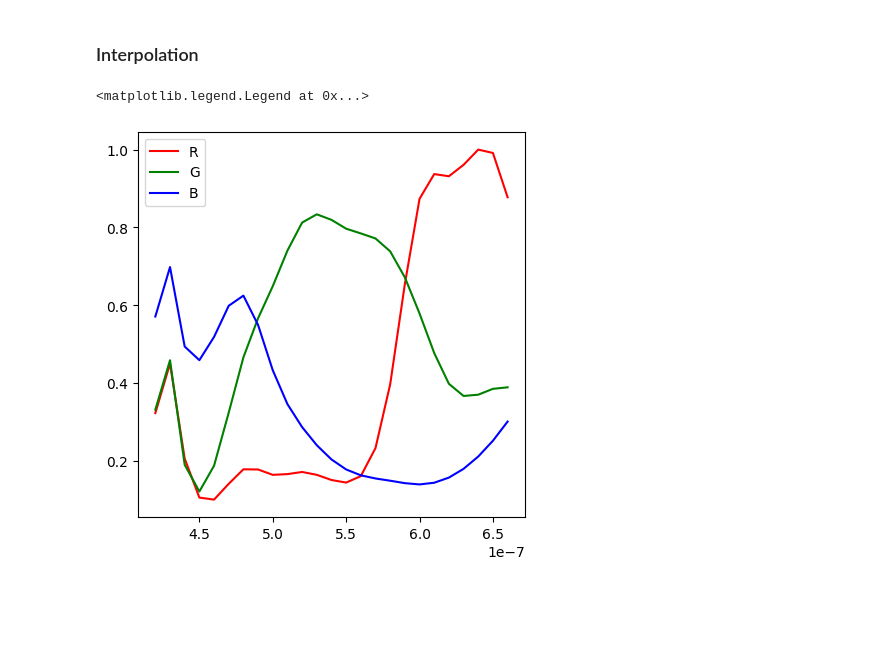
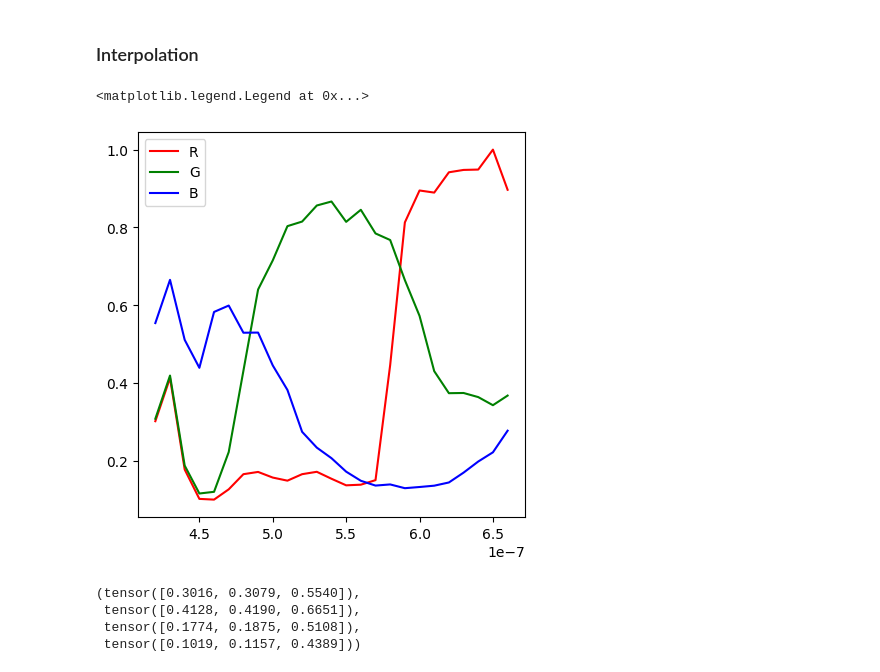
Before and after one commit to shshin1210/DSL, a Jupyter notebook: calibration/radiometric_cal/crf.ipynb, the cells around one changed output. Saved outputs shown, nothing was run; the diff lists cells and outputs as text; code cells hidden in the pictures; blank space fills up the shorter version.

```diff
--- a/calibration/radiometric_cal/crf.ipynb
+++ b/calibration/radiometric_cal/crf.ipynb
@@ -29,7 +30,7 @@ for w in range(len(wvls)):
     wvl_img = cv2.imread(os.path.join(data_dir, '%dnm/capture_0000.png'%wvls[w]))[:,:,::-1]/255.
     wvl_imgs[w] = wvl_img
 # %%
-center_points = np.array([290, 445])
+center_points = np.array([445, 290])
 # %% [markdown]
 ### Visualization
 # %%
@@ -78,25 +81,34 @@ def cubic_interpolation(x_new, x_points, y_points, n):
     y_new = interpolate.splev(x_new, tck)
     return y_new
 # %%
-wvls = torch.tensor([430, 450, 480, 500, 520, 550, 580, 600, 620, 650, 660])*1e-9
-new_wvls = torch.linspace(420*1e-9, 660*1e-9, 25) # 400 ~ 680 까지 10nm 간격으로
+# wvls = torch.tensor([430, 450, 480, 500, 520, 550, 580, 600, 620, 650, 660])*1e-9
+wvls = torch.tensor([420, 430, 440, 450, 460, 470, 480, 490, 500, 510, 520, 530, 540,
+       550, 560, 570, 580, 590, 600, 610, 620, 640, 650, 660])*1e-9
+new_wvls = torch.linspace(420*1e-9, 660*1e-9, 25) # 400 ~ 660 까지 10nm 간격으로
 
-CRF_R = cubic_interpolation(new_wvls, wvls, CRF[:,0], 3)
-CRF_G = cubic_interpolation(new_wvls, wvls, CRF[:,1], 3)
-CRF_B = cubic_interpolation(new_wvls, wvls, CRF[:,2], 3)
+CRF_R = cubic_interpolation(new_wvls, wvls, CRF[:,0], 4)
+CRF_G = cubic_interpolation(new_wvls, wvls, CRF[:,1], 4)
+CRF_B = cubic_interpolation(new_wvls, wvls, CRF[:,2], 4)
 # %%
-CRF = np.stack((CRF_R, CRF_G, CRF_B))
-CRF[:,0] = CRF[:,1] - 10000
+CRF_Final = np.stack((CRF_R, CRF_G, CRF_B))
+CRF_Final[:,0] = CRF_Final[:,1] - 10000
 # %%
 from scipy.interpolate import interp1d
-map_scale = interp1d([CRF.min(), CRF.max()], [0.1, 1.])
-CRF = torch.tensor(map_scale(CRF).astype(np.float32))
+map_scale = interp1d([CRF_Final.min(), CRF_Final.max()], [0.1, 1.])
+CRF_Final = torch.tensor(map_scale(CRF_Final).astype(np.float32))
 # %%
 plt.figure(figsize=(5,5))
-plt.plot(new_wvls, CRF[0], label = 'R',  c='red')
-plt.plot(new_wvls, CRF[1], label = 'G', c='green')
-plt.plot(new_wvls, CRF[2], label = 'B', c='blue')
+plt.plot(new_wvls, CRF_Final[0], label = 'R',  c='red')
+plt.plot(new_wvls, CRF_Final[1], label = 'G', c='green')
+plt.plot(new_wvls, CRF_Final[2], label = 'B', c='blue')
 plt.legend()
 # %% [output]
 <matplotlib.legend.Legend at 0x...>
-[figure, old version]
+[figure, new version]
+# %%
+CRF_Final[:,0], CRF_Final[:,1], CRF_Final[:,2], CRF_Final[:,3]
+# %% [output]
+(tensor([0.3016, 0.3079, 0.5540]),
+ tensor([0.4128, 0.4190, 0.6651]),
+ tensor([0.1774, 0.1875, 0.5108]),
+ tensor([0.1019, 0.1157, 0.4389]))
```
Also changed, not shown: parts of 7 cells of this notebook.
